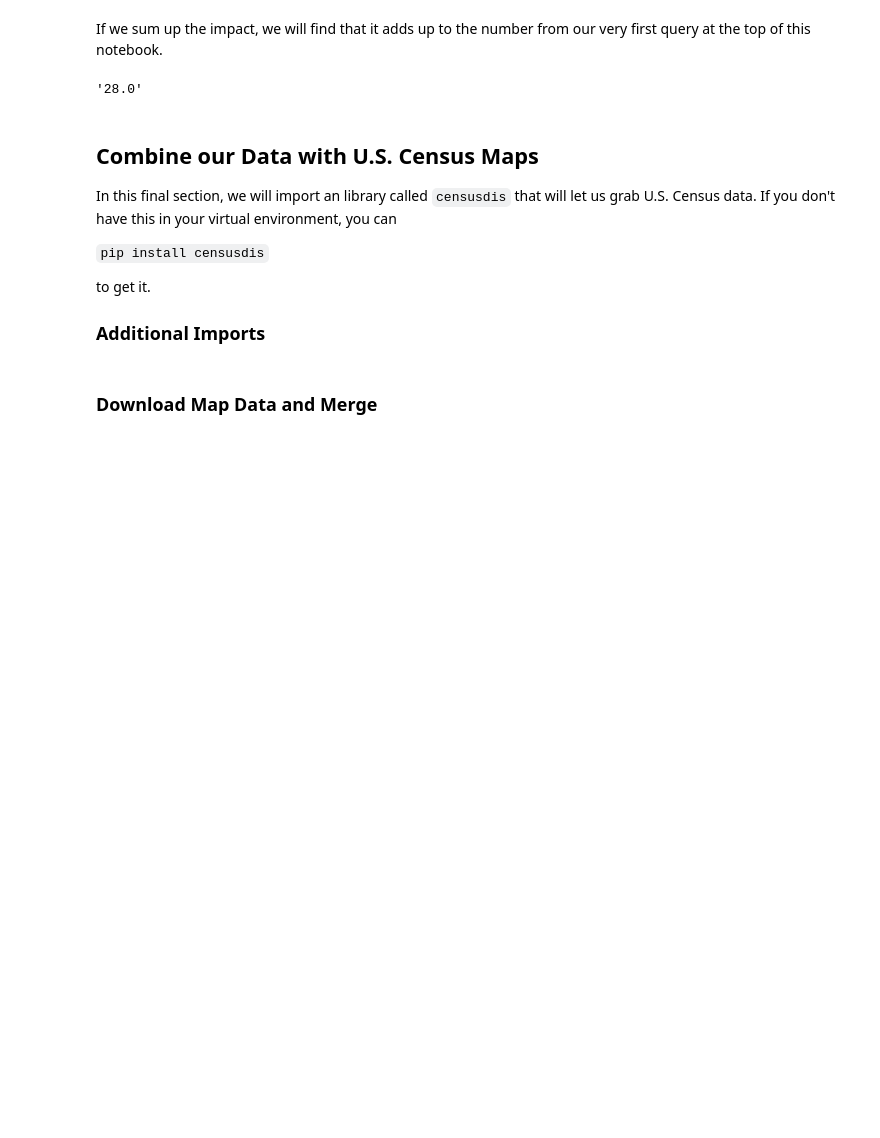
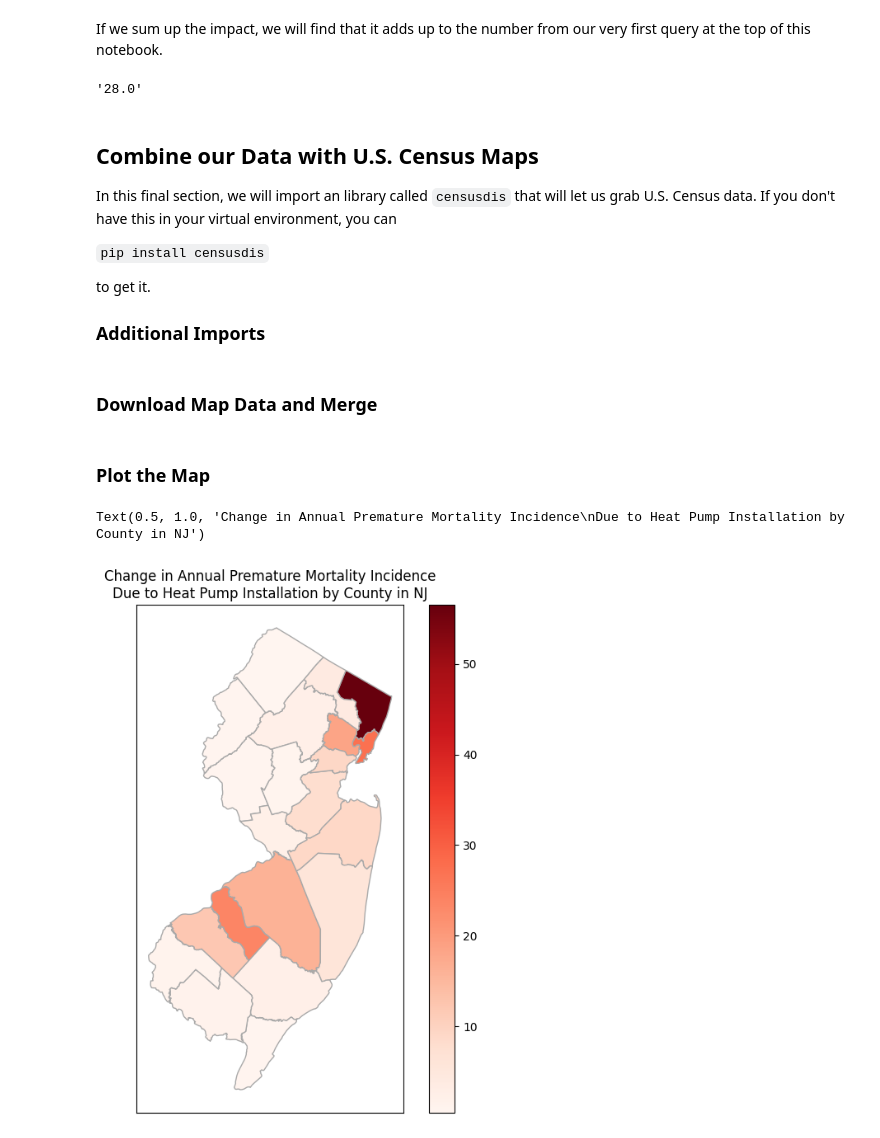
Before and after one commit to rewiringamerica/api_demos, a Jupyter notebook: notebooks/Health Impacts.ipynb, the cells around one changed output. Saved outputs shown, nothing was run; the diff lists cells and outputs as text; code cells hidden in the pictures; blank space fills up the shorter version.

```diff
--- a/notebooks/Health Impacts.ipynb
+++ b/notebooks/Health Impacts.ipynb
@@ -386,3 +386,21 @@ gdf_nj_counties = ced.download(
 )
 # %%
 gdf_map = gdf_nj_counties.merge(df_data_nj_counties, left_on="COUNTY", right_on="county_fips")
+# %% [markdown]
+### Plot the Map
+# %%
+ax = cem.plot_map(
+    gdf_map,
+    "impact",
+    cmap="Reds",
+    edgecolor="darkgray",
+    figsize=(8, 8),
+    legend=True
+)
+
+ax.set_title(
+    "Change in Annual Premature Mortality Incidence\n"
+    "Due to Heat Pump Installation by County in NJ");
+# %% [output]
+Text(0.5, 1.0, 'Change in Annual Premature Mortality Incidence\nDue to Heat Pump Installation by County in NJ')
+[figure, added]
```
